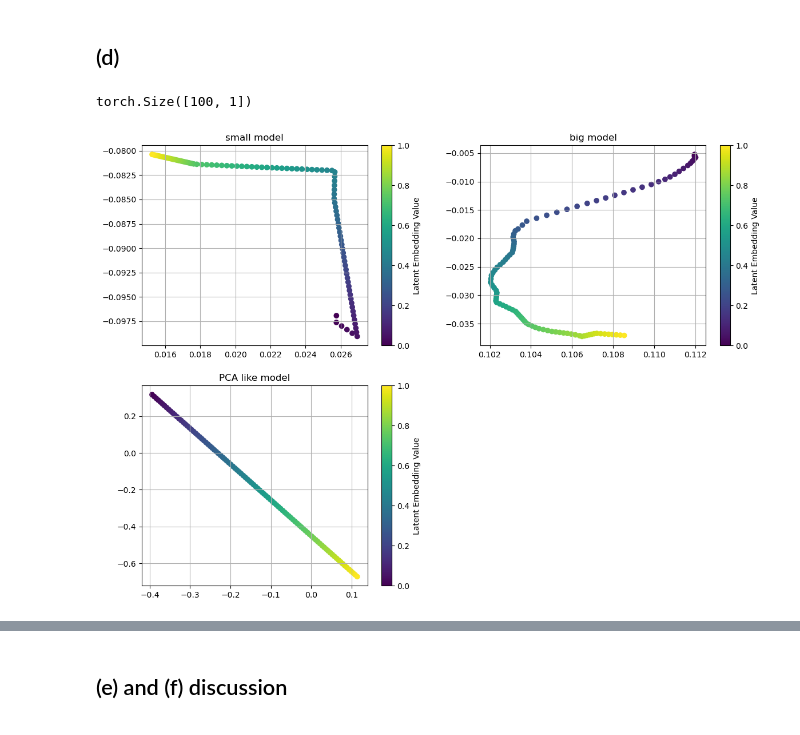
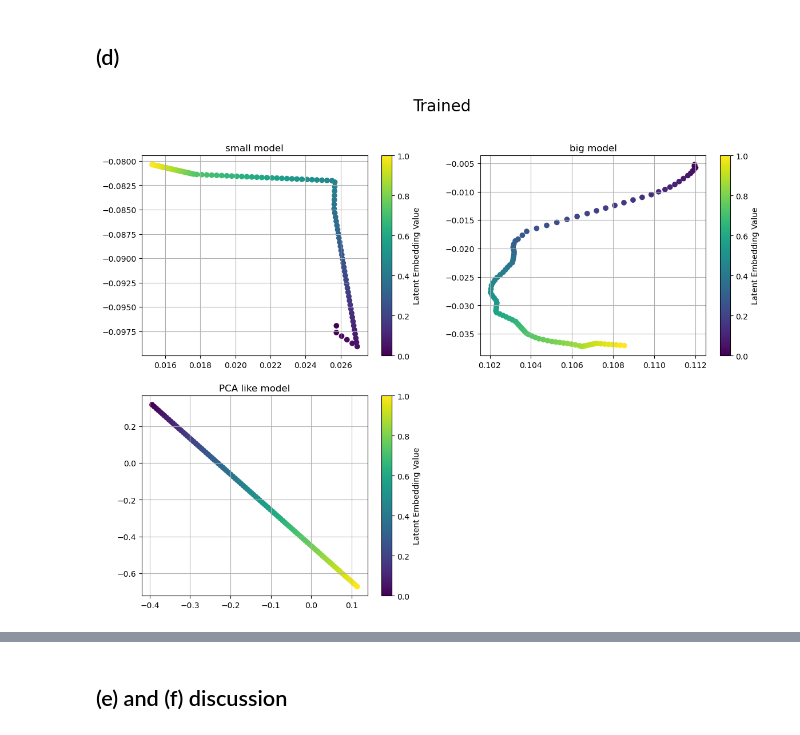
Before and after one commit to Sam-RvandV/mlph_w24, a Jupyter notebook: sheet06/sheet06.ipynb, the cells around one changed output, grey strips where cells are left out. Drawn from its saved outputs; the diff is of its cells as text; code cells hidden in the pictures.

```diff
--- a/sheet06/sheet06.ipynb
+++ b/sheet06/sheet06.ipynb
@@ -291,35 +291,33 @@ import numpy as np
 latent_space_samples = np.linspace(0, 1, 100) # somewhat arbitrary choice for ReLu maybe, shoud just inlude origin
 # if we change the non linearity to sigmoid, then from -1 to 1 i would say,
 # but also we need to think if we should have a non linearity in latent space
 # for this random num task i dont see why not but idk
-latent_space_samples = torch.tensor(latent_space_samples,dtype=torch.float32).view(100, 1)#dtype=torch.float32)
+latent_space_samples = torch.tensor(latent_space_samples,dtype=torch.float32).view(100, 1)
 
-print(latent_space_samples.shape)
 
 samples_decoded_trained_small = autoencoder_module_small.autoencoder.decode(latent_space_samples)
 samples_decoded_trained_big = autoencoder_module_big.autoencoder.decode(latent_space_samples)
 samples_decoded_trained_PCA = PCA_autoencoder.autoencoder.decode(latent_space_samples)
 
 
 fig, axes = plt.subplots(2, 2, figsize=(14, 10))  # Adjust figsize for better layout
 
 # Plot latent embeddings for each model
 scatter1 = axes[0,0].scatter(samples_decoded_trained_small[:, 0].detach().numpy(), samples_decoded_trained_small[:, 1].detach().numpy(),c=latent_space_samples.detach().numpy(), cmap='viridis')
 scatter2 = axes[0,1].scatter(samples_decoded_trained_big[:, 0].detach().numpy(), samples_decoded_trained_big[:, 1].detach().numpy(),c=latent_space_samples.detach().numpy(), cmap='viridis')
 scatter3 = axes[1,0].scatter(samples_decoded_trained_PCA[:, 0].detach().numpy(), samples_decoded_trained_PCA[:, 1].detach().numpy(),c=latent_space_samples.detach().numpy(), cmap='viridis')
 fig.colorbar(scatter1, ax=axes[0, 0], label="Latent Embedding Value")
 fig.colorbar(scatter2, ax=axes[0, 1], label="Latent Embedding Value")
 fig.colorbar(scatter3, ax=axes[1, 0], label="Latent Embedding Value")
 axes[0,0].set_title("small model")
 axes[0,1].set_title("big model")
 axes[1,0].set_title("PCA like model")
 axes[0,0].grid(True)
 axes[0,1].grid(True)
 axes[1,0].grid(True)
-
+fig.suptitle('Trained',fontsize=20)
 # Hide the empty subplot (bottom-right) as we only need 3 plots
 axes[1, 1].axis('off')
 plt.show()
 # %% [output]
-torch.Size([100, 1])
-[figure, old version]
+[figure, new version]
```
Also changed, not shown: parts of 3 cells of this notebook.
